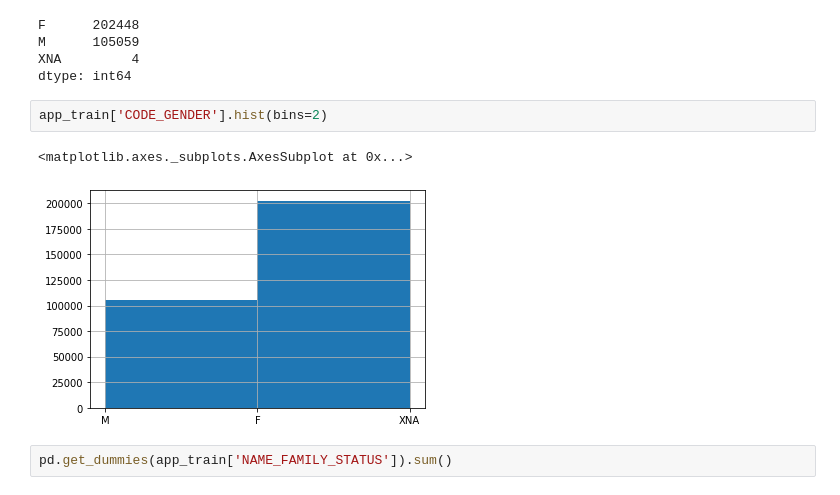
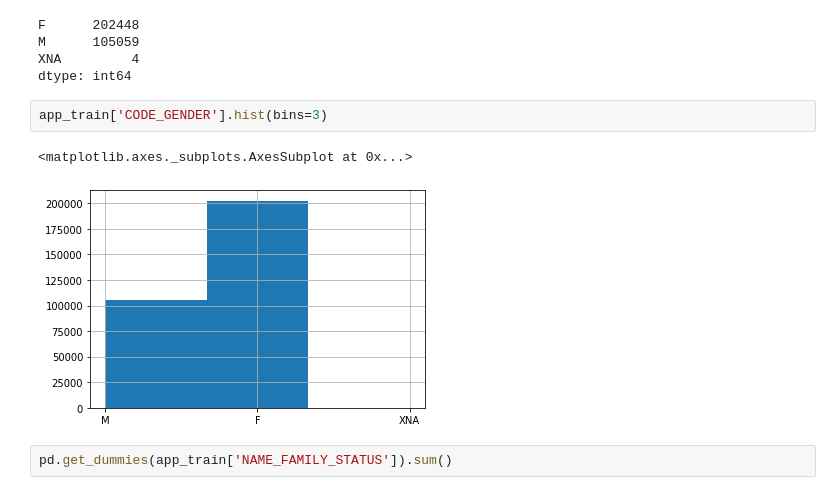
Before and after one commit to shoghilin/ML100Days, a Jupyter notebook: homework/Day_008_HW.ipynb, the cells around one changed output. Drawn from its saved outputs; the diff is of its cells as text.

```diff
--- a/homework/Day_008_HW.ipynb
+++ b/homework/Day_008_HW.ipynb
@@ -63,10 +63,10 @@ M      105059
 XNA         4
 dtype: int64
 # %%
-app_train['CODE_GENDER'].hist(bins=2)
+app_train['CODE_GENDER'].hist(bins=3)
 # %% [output]
 <matplotlib.axes._subplots.AxesSubplot at 0x...>
-[figure, old version]
+[figure, new version]
 # %%
 pd.get_dummies(app_train['NAME_FAMILY_STATUS']).sum()
 # %% [output]
```
Also changed, not shown: parts of 2 cells of this notebook.
